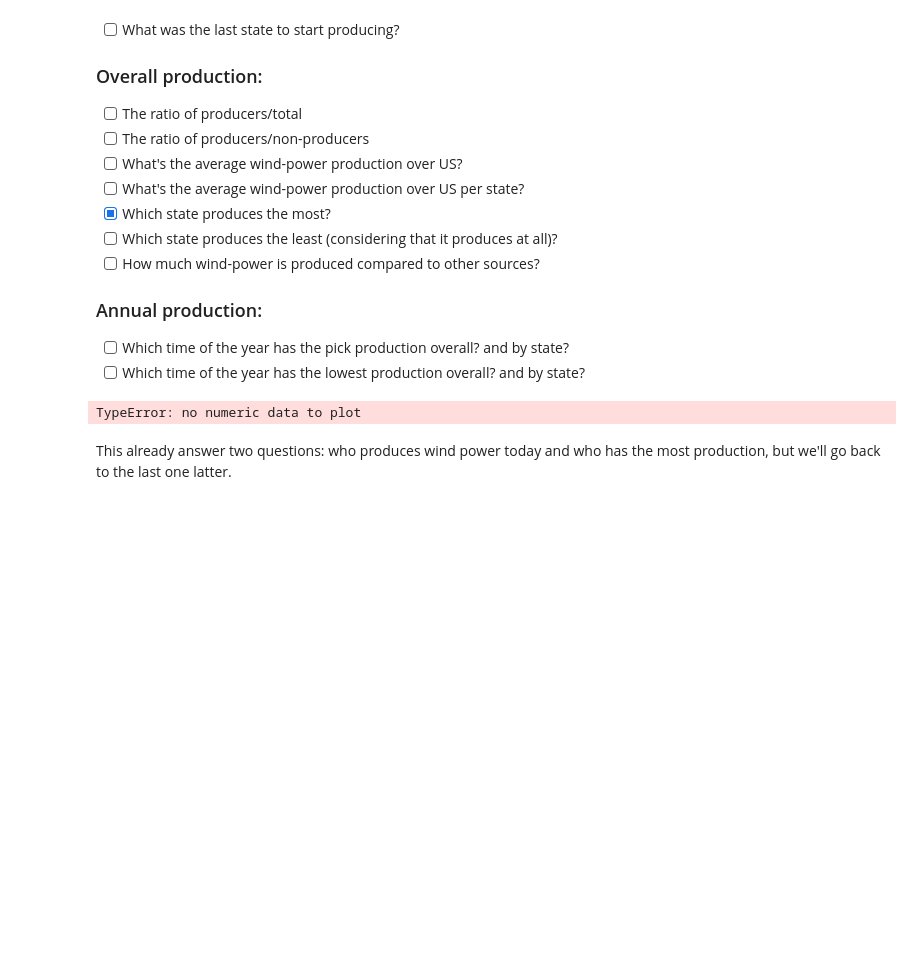
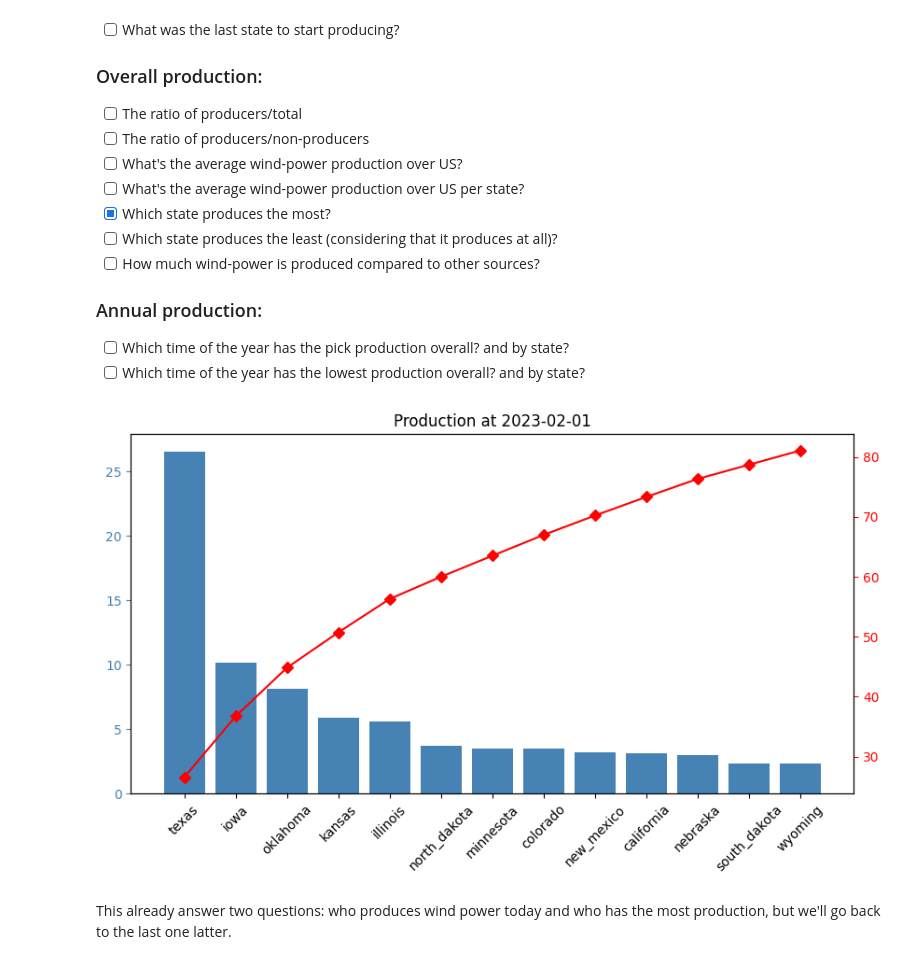
Before and after one commit to abasilio91/DS-wind_production_US, a Jupyter notebook: wind-power-production-statistical-study.ipynb, the cells around one changed output. Drawn from its saved outputs; the diff is of its cells as text; code cells hidden in the pictures; blank space fills up the shorter version.

```diff
--- a/wind-power-production-statistical-study.ipynb
+++ b/wind-power-production-statistical-study.ipynb
@@ -333,25 +333,50 @@ Great. Now that we have a more workable dataframe, let's search for some answers
 - [ ] Which time of the year has the lowest production overall? and by state?
 # %%
 # Historical questions
+# How many states produce wind power today?
+
+def calculate_acc(values):
+    '''
+    Calculate the accumulated percentage of each state
+    '''
+    accumulate = []
+
+    for index,_ in enumerate(values):
+        if index==0:
+            accumulate.append(values[index])
+        else:
+            accumulate.append(values[index]+accumulate[index-1])
+
+    return accumulate
+
 
 most_recent_entry = df_wind.date.max()
 oldest_entry = df_wind.date.min()
 
-current_producers = df_wind.query('date == @most_recent_entry').dropna(axis=1).columns.tolist()[1:]
-num_current_producers = len(current_producers)
+current_production = df_wind.groupby('date').get_group(most_recent_entry.date()).sort_values(by='production', ascending=False)
+current_production['percentage'] = current_production['production'] / current_production.production.sum() * 100
+current_production['accumulate'] = calculate_acc(current_production['percentage'].tolist())
 
-df_wind.query('date == @most_recent_entry').\
-    loc[:, current_producers].\
-    transpose().\
-    sort_values(by=df_wind.query('date == @most_recent_entry').index[0], ascending=False).\
-    plot(kind='bar', figsize=(10,5), legend=False)
+# Get the states responsible for the production up to 80% of the total
+cut = current_production[current_production['accumulate'] <= 82]
 
-text = f'number or producers: {num_current_producers}'
+# Bar plot
+fig, ax = plt.subplots(figsize=(10,5))
+ax.bar(cut.state, cut.percentage, color='steelblue')
+ax.tick_params(axis='y',colors='steelblue')
+
+# Accumulated line plot
+ax2 = ax.twinx()
+ax2.plot(cut.state, cut.accumulate, color='red', marker='D')
+ax2.tick_params(axis='y',colors='red')
+
+# Add a title and rotate the values for x for better readibility
+xticks = current_production.state.unique().tolist()
 
 plt.title(f'Production at {most_recent_entry.date()}');
-plt.text(30, 10000, text);
+ax.set_xticklabels(xticks, rotation=45);
 # %% [output]
-TypeError: no numeric data to plot
+[figure, added]
 # %% [markdown]
 This already answer two questions: who produces wind power today and who has the most production, but we'll go back to the last one latter.
 # %%
```
Also changed, not shown: parts of 1 cell of this notebook, 4 other files.
